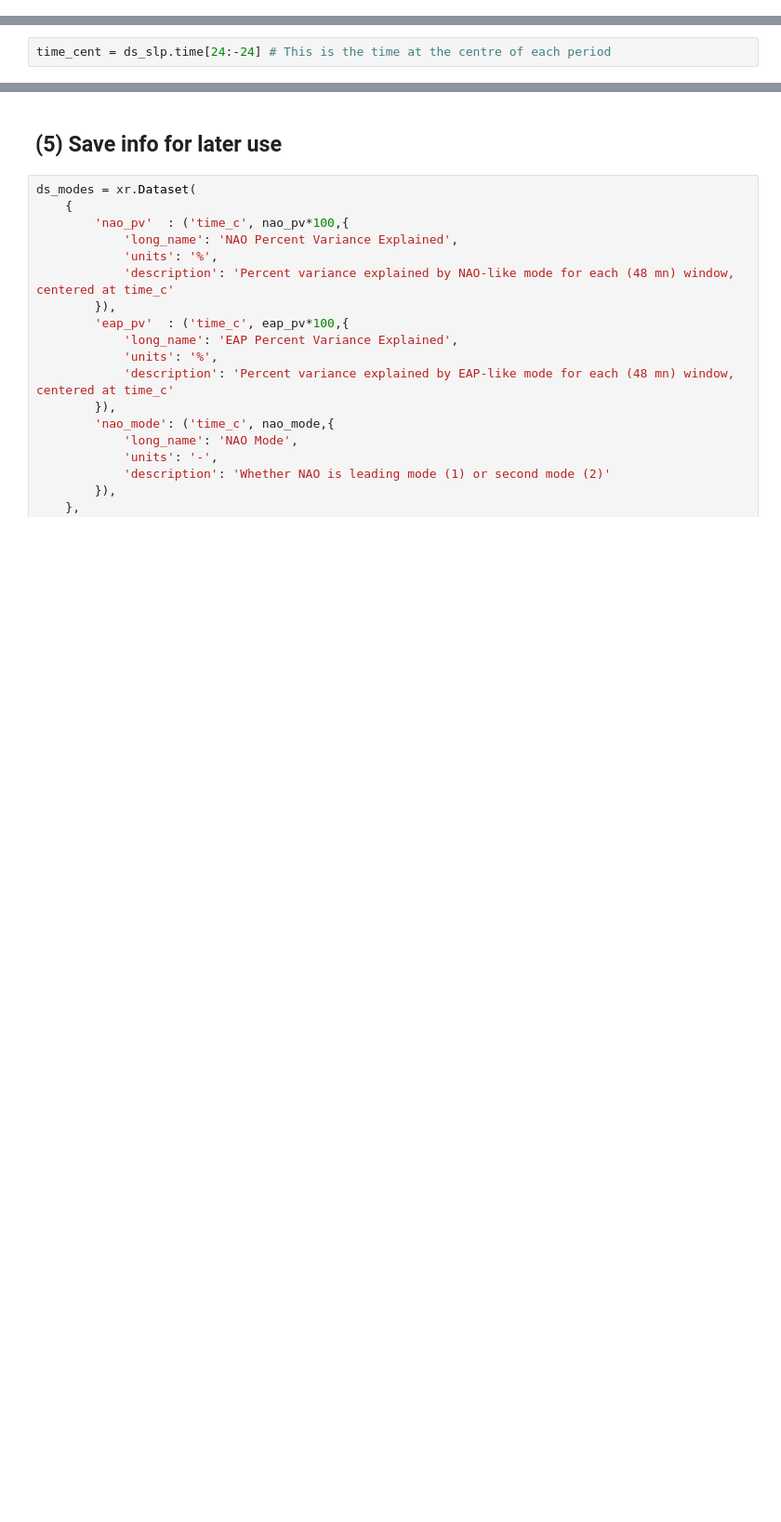
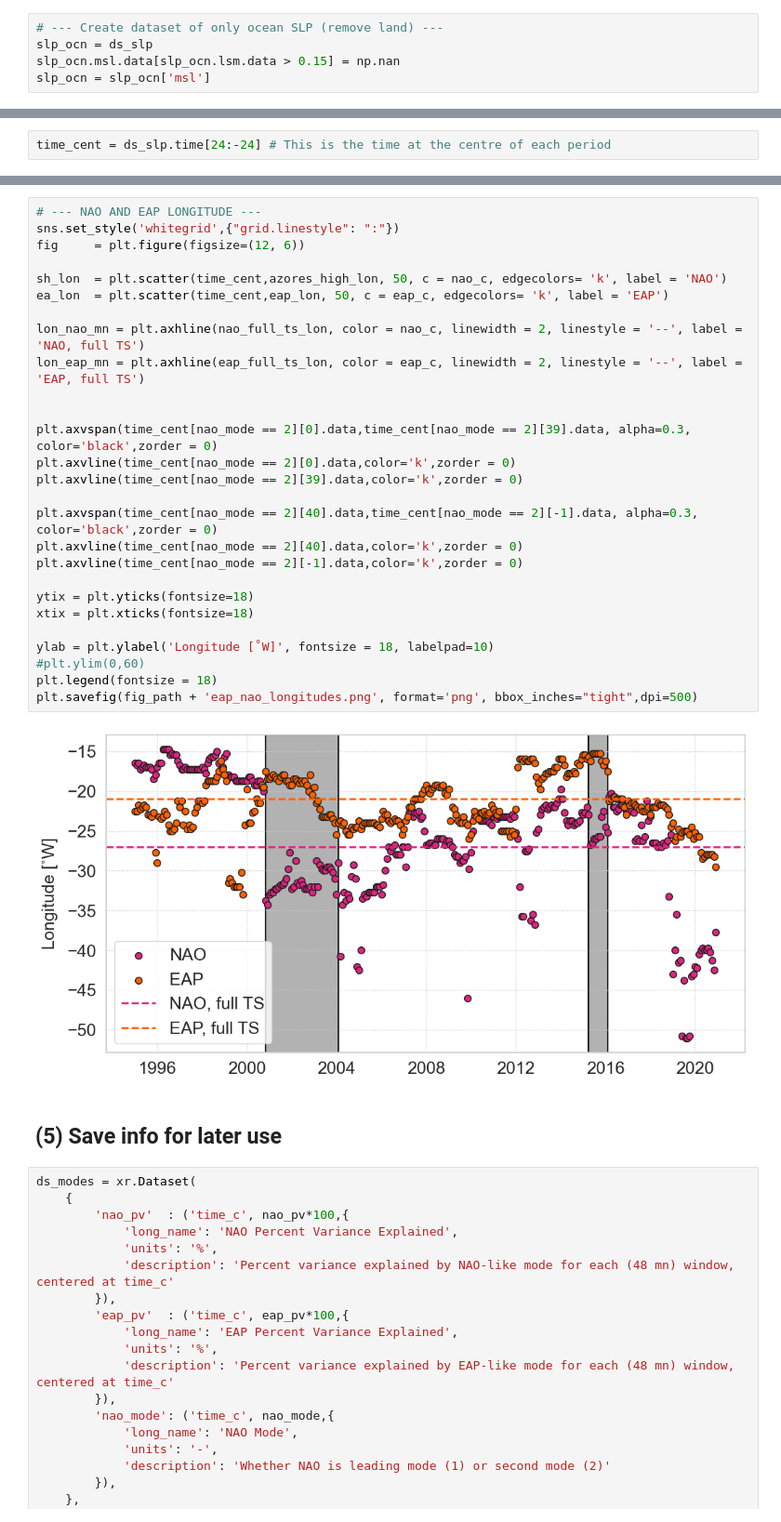
Before and after one commit to lillienders/gs-var, a Jupyter notebook: notebooks/nao_vari.ipynb, the cells around one changed output, grey strips where cells are left out. Shown: that part at 93% size. Drawn from its saved outputs; the diff is of its cells as text; blank space fills up the shorter version.

```diff
--- a/notebooks/nao_vari.ipynb
+++ b/notebooks/nao_vari.ipynb
@@ -75,0 +78,5 @@ nao_mode = np.array(nao_mode)
+# %%
+# --- Create dataset of only ocean SLP (remove land) ---
+slp_ocn = ds_slp
+slp_ocn.msl.data[slp_ocn.lsm.data > 0.15] = np.nan
+slp_ocn = slp_ocn['msl']
@@ -104,3 +153,32 @@ plt.savefig(fig_path + 'eap_nao_pv.png', format='png', bbox_inches="tight",dpi=5
+# %%
+# --- NAO AND EAP LONGITUDE ---
+sns.set_style('whitegrid',{"grid.linestyle": ":"})
+fig     = plt.figure(figsize=(12, 6))
+
+sh_lon  = plt.scatter(time_cent,azores_high_lon, 50, c = nao_c, edgecolors= 'k', label = 'NAO')
+ea_lon  = plt.scatter(time_cent,eap_lon, 50, c = eap_c, edgecolors= 'k', label = 'EAP')
+
+lon_nao_mn = plt.axhline(nao_full_ts_lon, color = nao_c, linewidth = 2, linestyle = '--', label = 'NAO, full TS')
+lon_eap_mn = plt.axhline(eap_full_ts_lon, color = eap_c, linewidth = 2, linestyle = '--', label = 'EAP, full TS')
+
+
+plt.axvspan(time_cent[nao_mode == 2][0].data,time_cent[nao_mode == 2][39].data, alpha=0.3, color='black',zorder = 0)
+plt.axvline(time_cent[nao_mode == 2][0].data,color='k',zorder = 0)
+plt.axvline(time_cent[nao_mode == 2][39].data,color='k',zorder = 0)
+
+plt.axvspan(time_cent[nao_mode == 2][40].data,time_cent[nao_mode == 2][-1].data, alpha=0.3, color='black',zorder = 0)
+plt.axvline(time_cent[nao_mode == 2][40].data,color='k',zorder = 0)
+plt.axvline(time_cent[nao_mode == 2][-1].data,color='k',zorder = 0)
+
+ytix = plt.yticks(fontsize=18)
+xtix = plt.xticks(fontsize=18)
+
+ylab = plt.ylabel('Longitude [˚W]', fontsize = 18, labelpad=10)
+#plt.ylim(0,60)
+plt.legend(fontsize = 18)
+plt.savefig(fig_path + 'eap_nao_longitudes.png', format='png', bbox_inches="tight",dpi=500)
+# %% [output]
+[figure, added]
 # %% [markdown]
 ## (5) Save info for later use
 # %%
```
Also changed, not shown: parts of 8 cells of this notebook, 2 other files.
